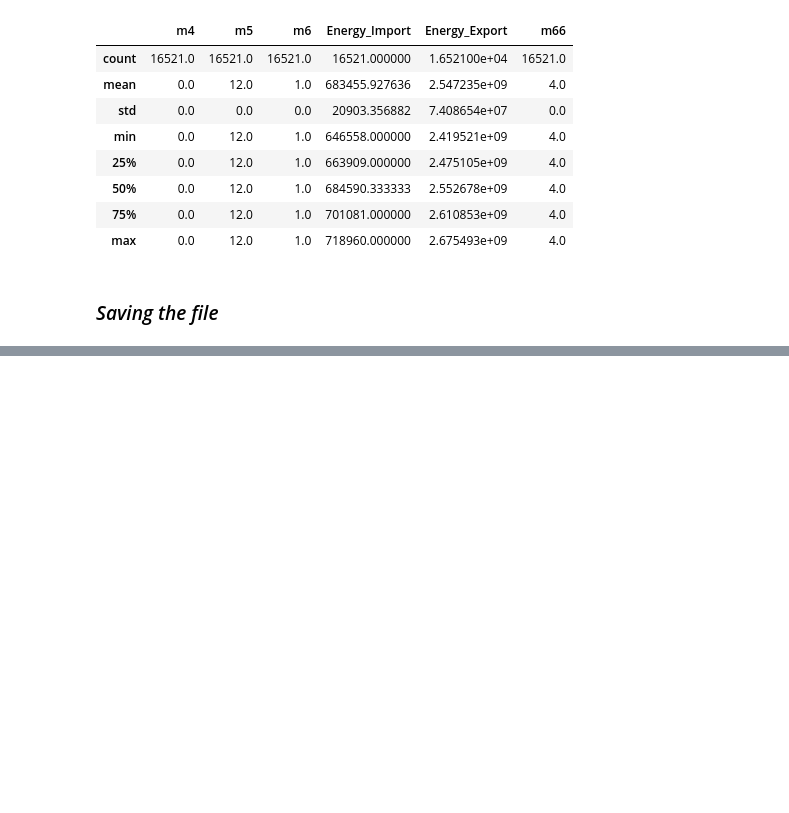
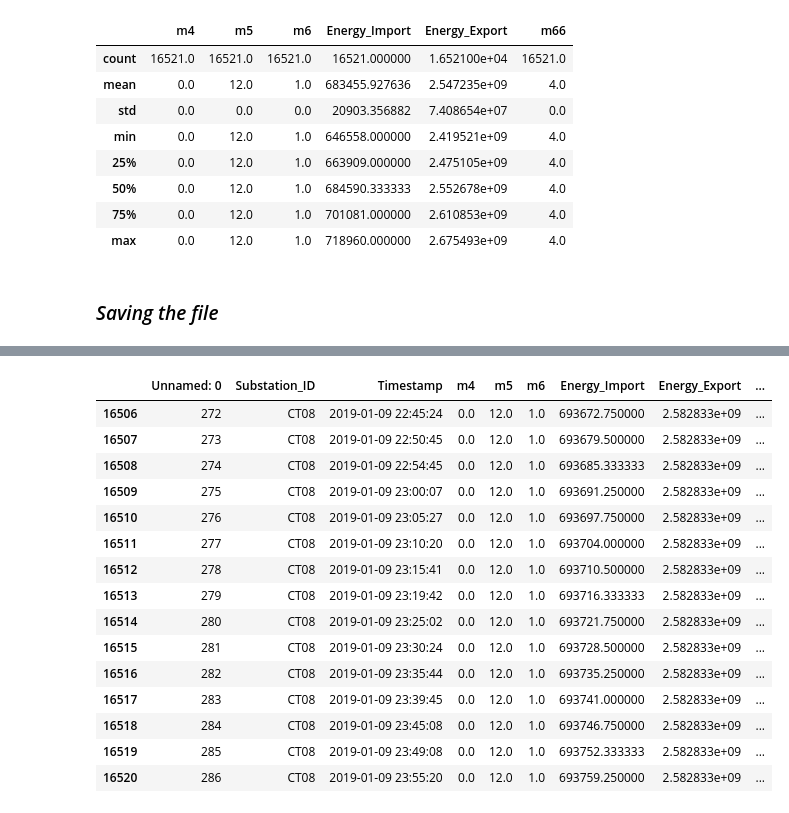
Before and after one commit to Yashwanth1119/Energy-Data-Analysis, a Jupyter notebook: Notebook/Analysis.ipynb, the cells around one changed output, grey strips where cells are left out. Cells and saved outputs as stored; diff of their text form; code cells hidden in the pictures; blank space fills up the shorter version.

```diff
--- a/Notebook/Analysis.ipynb
+++ b/Notebook/Analysis.ipynb
@@ -224,0 +237,19 @@ dataframe.to_csv("Gen-1 data.csv")
+# %%
+df.tail(15)
+# %% [output]
+|  | Unnamed: 0 | Substation_ID | Timestamp | m4 | m5 | m6 | Energy_Import | Energy_Export | ... |
+| 16506 | 272 | CT08 | 2019-01-09 22:45:24 | 0.0 | 12.0 | 1.0 | 693672.750000 | 2.582833e+09 | ... |
+| 16507 | 273 | CT08 | 2019-01-09 22:50:45 | 0.0 | 12.0 | 1.0 | 693679.500000 | 2.582833e+09 | ... |
+| 16508 | 274 | CT08 | 2019-01-09 22:54:45 | 0.0 | 12.0 | 1.0 | 693685.333333 | 2.582833e+09 | ... |
+| 16509 | 275 | CT08 | 2019-01-09 23:00:07 | 0.0 | 12.0 | 1.0 | 693691.250000 | 2.582833e+09 | ... |
+| 16510 | 276 | CT08 | 2019-01-09 23:05:27 | 0.0 | 12.0 | 1.0 | 693697.750000 | 2.582833e+09 | ... |
+| 16511 | 277 | CT08 | 2019-01-09 23:10:20 | 0.0 | 12.0 | 1.0 | 693704.000000 | 2.582833e+09 | ... |
+| 16512 | 278 | CT08 | 2019-01-09 23:15:41 | 0.0 | 12.0 | 1.0 | 693710.500000 | 2.582833e+09 | ... |
+| 16513 | 279 | CT08 | 2019-01-09 23:19:42 | 0.0 | 12.0 | 1.0 | 693716.333333 | 2.582833e+09 | ... |
+| 16514 | 280 | CT08 | 2019-01-09 23:25:02 | 0.0 | 12.0 | 1.0 | 693721.750000 | 2.582833e+09 | ... |
+| 16515 | 281 | CT08 | 2019-01-09 23:30:24 | 0.0 | 12.0 | 1.0 | 693728.500000 | 2.582833e+09 | ... |
+| 16516 | 282 | CT08 | 2019-01-09 23:35:44 | 0.0 | 12.0 | 1.0 | 693735.250000 | 2.582833e+09 | ... |
+| 16517 | 283 | CT08 | 2019-01-09 23:39:45 | 0.0 | 12.0 | 1.0 | 693741.000000 | 2.582833e+09 | ... |
+| 16518 | 284 | CT08 | 2019-01-09 23:45:08 | 0.0 | 12.0 | 1.0 | 693746.750000 | 2.582833e+09 | ... |
+| 16519 | 285 | CT08 | 2019-01-09 23:49:08 | 0.0 | 12.0 | 1.0 | 693752.333333 | 2.582833e+09 | ... |
+| 16520 | 286 | CT08 | 2019-01-09 23:55:20 | 0.0 | 12.0 | 1.0 | 693759.250000 | 2.582833e+09 | ... |
```
Also changed, not shown: parts of 2 cells of this notebook, 6 other files.
